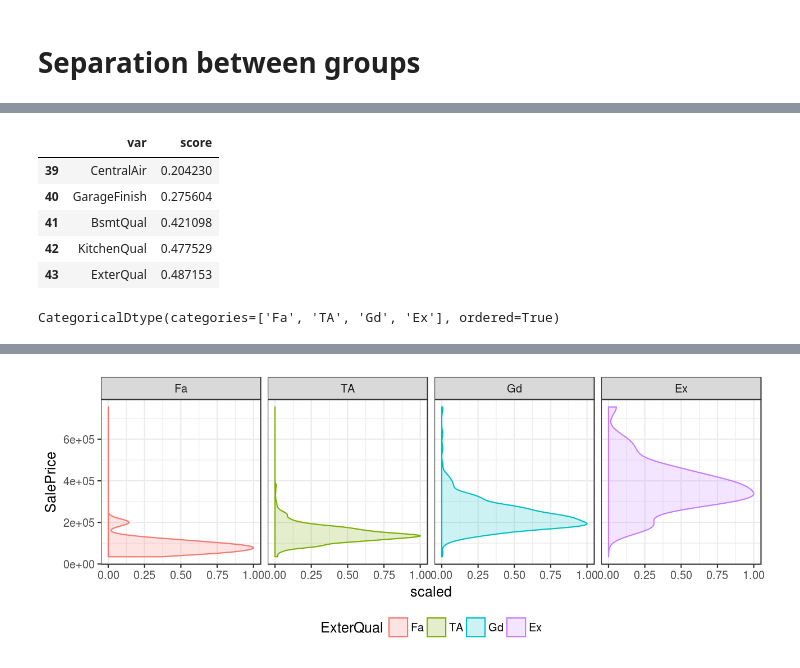
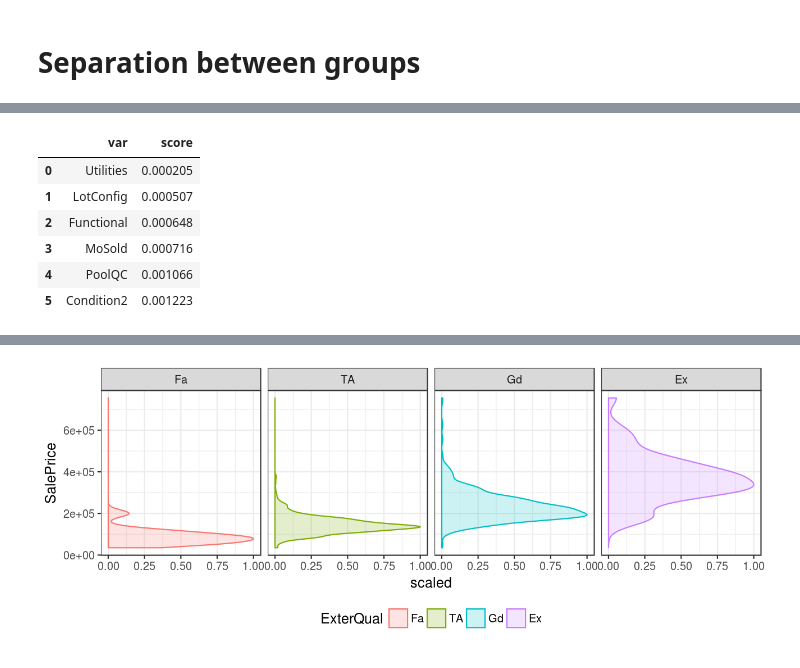
Before and after one commit to MatrixNorm/kaggle, a Jupyter notebook: pybooks/house_prices/01_first_look.ipynb, the cells around one changed output, grey strips where cells are left out. Saved outputs shown, nothing was run; the diff lists cells and outputs as text; code cells hidden in the pictures.

```diff
--- a/pybooks/house_prices/01_first_look.ipynb
+++ b/pybooks/house_prices/01_first_look.ipynb
@@ -304,40 +283,0 @@ categ_vars_by_target_separation.head()
-# %%
-categ_vars_by_target_separation.tail()
-# %% [output]
-|  | var | score |
-| 39 | CentralAir | 0.204230 |
-| 40 | GarageFinish | 0.275604 |
-| 41 | BsmtQual | 0.421098 |
-| 42 | KitchenQual | 0.477529 |
-| 43 | ExterQual | 0.487153 |
-# %%
-def order_factor_by_target(df, factor_var, target_var):
-    """XXX"""
-    tmp = (
-        categ_data
-        .dropna(subset=[target_var])
-        [[target_var, factor_var]]
-    )
-
-    factor_ordering = (
-        tmp
-        .groupby(factor_var, as_index=False)
-        .agg(np.mean)
-        .sort_values(target_var)
-        [factor_var]
-    )
-
-    tmp = (
-        tmp
-        .assign(**{factor_var: (
-            lambda df: df[factor_var]
-                       .astype('category')
-                       .cat.reorder_categories(factor_ordering, ordered=True))
-        })
-    )
-    return tmp
-
-x = order_factor_by_target(categ_data, 'ExterQual', 'SalePrice')
-x['ExterQual'].dtype
-# %% [output]
-CategoricalDtype(categories=['Fa', 'TA', 'Gd', 'Ex'], ordered=True)
@@ -343,0 +286,10 @@ CategoricalDtype(categories=['Fa', 'TA', 'Gd', 'Ex'], ordered=True)
+# %%
+categ_vars_by_groups_separation.head(6)
+# %% [output]
+|  | var | score |
+| 0 | Utilities | 0.000205 |
+| 1 | LotConfig | 0.000507 |
+| 2 | Functional | 0.000648 |
+| 3 | MoSold | 0.000716 |
+| 4 | PoolQC | 0.001066 |
+| 5 | Condition2 | 0.001223 |
```
Also changed, not shown: parts of 15 cells of this notebook, 3 other files.
